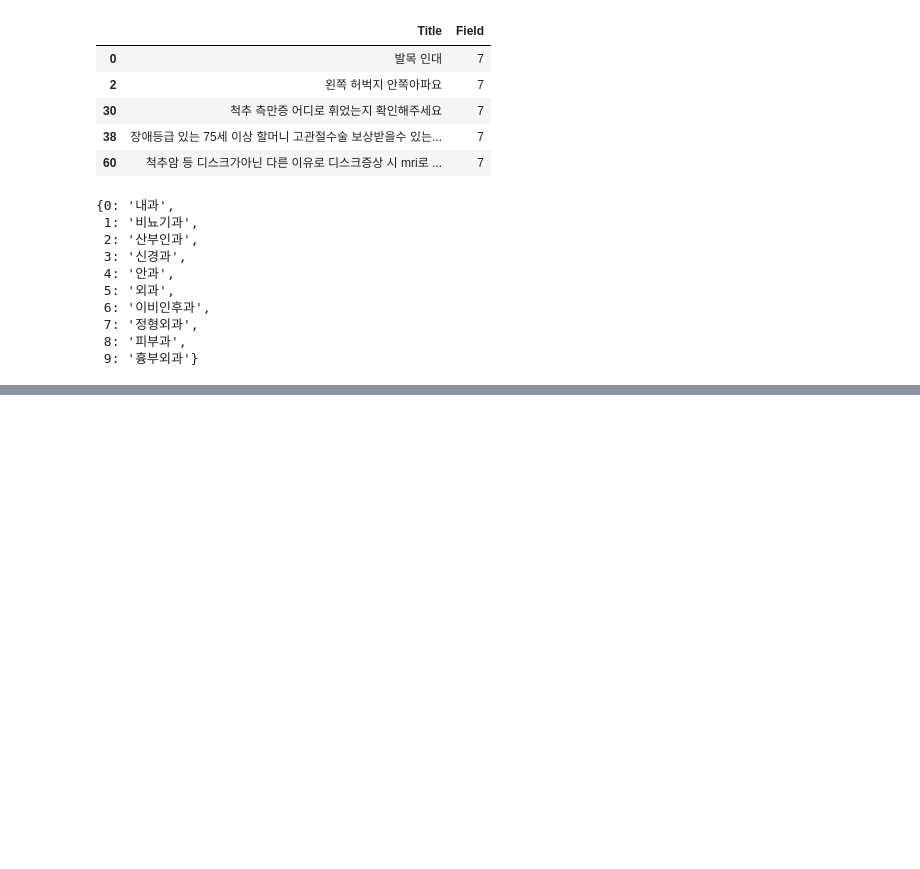
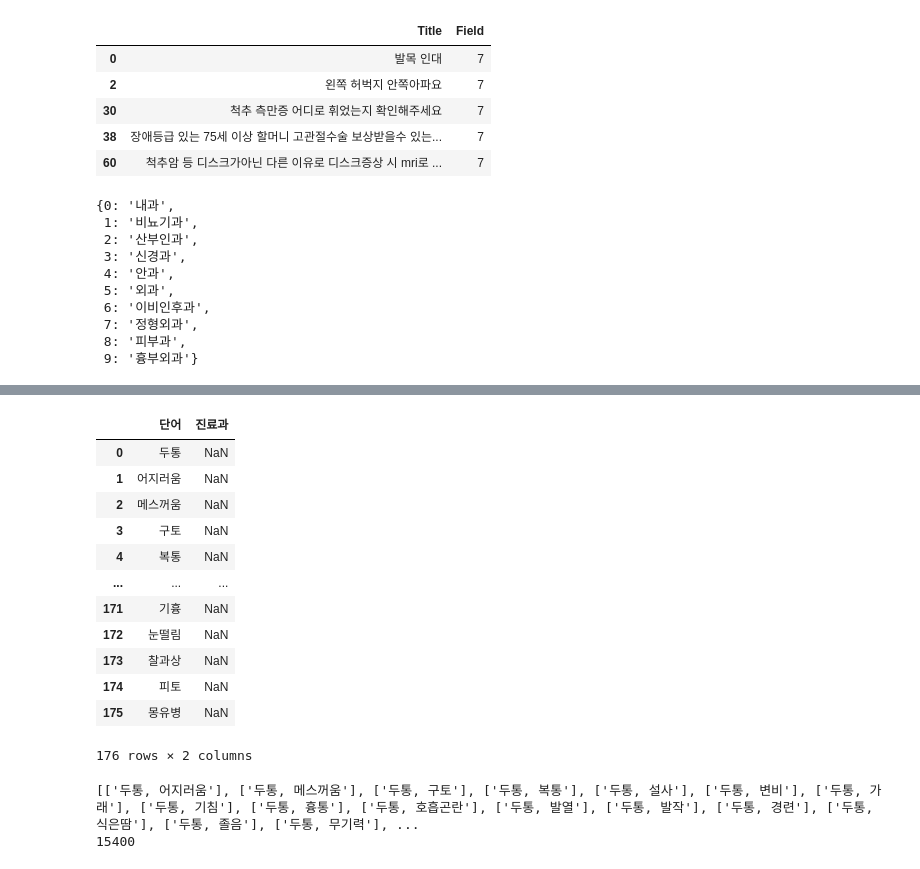
Before and after one commit to chan-eee/meeedicare, a Jupyter notebook: kobert모델/kobert_real_last.ipynb, the cells around one changed output, grey strips where cells are left out. Cells and saved outputs as stored; diff of their text form; code cells hidden in the pictures; blank space fills up the shorter version.

```diff
--- a/kobert모델/kobert_real_last.ipynb
+++ b/kobert모델/kobert_real_last.ipynb
@@ -412,0 +504,17 @@ AttributeError: ignored
+# %%
+df = pd.read_csv('/content/drive/MyDrive/dataset.csv')
+df
+# %% [output]
+|  | 단어 | 진료과 |
+| 0 | 두통 | NaN |
+| 1 | 어지러움 | NaN |
+| 2 | 메스꺼움 | NaN |
+| 3 | 구토 | NaN |
+| 4 | 복통 | NaN |
+| ... | ... | ... |
+| 171 | 기흉 | NaN |
+| 172 | 눈떨림 | NaN |
+| 173 | 찰과상 | NaN |
+| 174 | 피토 | NaN |
+| 175 | 몽유병 | NaN |
+176 rows × 2 columns
@@ -412,0 +523,19 @@ AttributeError: ignored
+# %%
+import itertools
+
+combinations = []
+
+# 가능한 모든 조합 생성
+for r in range(2, 3):
+    combinations.extend(list(itertools.combinations(words, r))) #리스트 안에 튜플이 담긴 형태
+
+combinations = [list(comb) for comb in combinations] # [['증상1','증상2'], ['증상1', '증상2']] 형태
+combinations = [[', '.join(comb)] for comb in combinations] # [['증상1, 증상2'], ['증상1, 증상2']] 형태
+
+
+
+print(combinations)
+print(len(combinations))  # 조합의 개수 출력
+# %% [output]
+[['두통, 어지러움'], ['두통, 메스꺼움'], ['두통, 구토'], ['두통, 복통'], ['두통, 설사'], ['두통, 변비'], ['두통, 가래'], ['두통, 기침'], ['두통, 흉통'], ['두통, 호흡곤란'], ['두통, 발열'], ['두통, 발작'], ['두통, 경련'], ['두통, 식은땀'], ['두통, 졸음'], ['두통, 무기력'], ...
+15400
```
Also changed, not shown: parts of 44 cells of this notebook.
